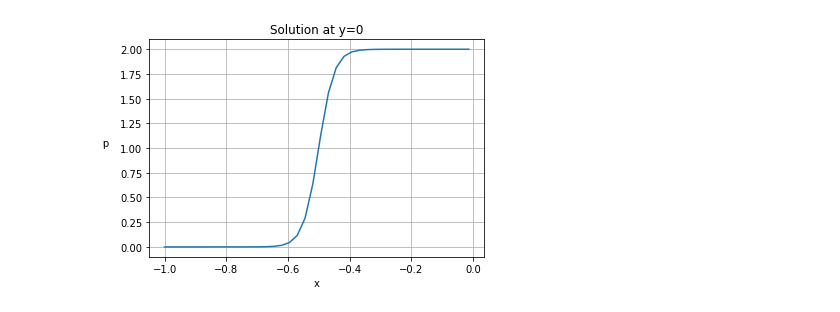
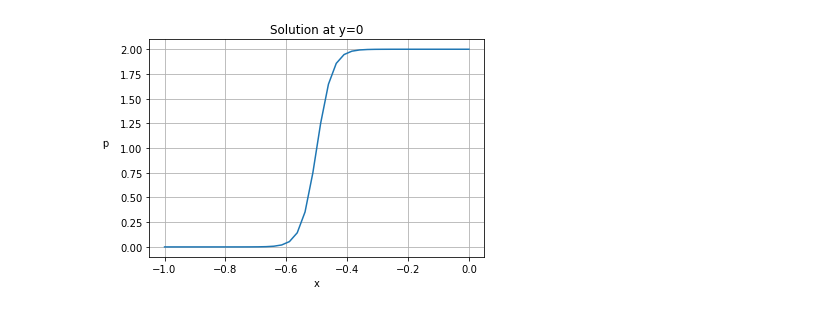
Before and after one commit to juansensio/nangs, a Jupyter notebook: tutorials/02_high_order.ipynb, the cells around one changed output. Drawn from its saved outputs; the diff is of its cells as text; code cells hidden in the pictures.

```diff
--- a/tutorials/02_high_order.ipynb
+++ b/tutorials/02_high_order.ipynb
@@ -102,12 +110,15 @@ pde.add_boco(boco)
 # %%
-plt.plot(x1, p1)
+x = np.linspace(-1, 0, 40)
+p = 1. + np.tanh(ALPHA*(2.*x + 1.))
+
+plt.plot(x, p)
 plt.xlabel('x')
 plt.ylabel('p      ', rotation=np.pi/2)
 plt.title('Solution at y=0')
 plt.grid()
 plt.show()
 # %% [output]
-[figure, old version]
+[figure, new version]
 # %%
 # bottom right b.c
 
```
Also changed, not shown: parts of 16 cells of this notebook, 2 other files.
